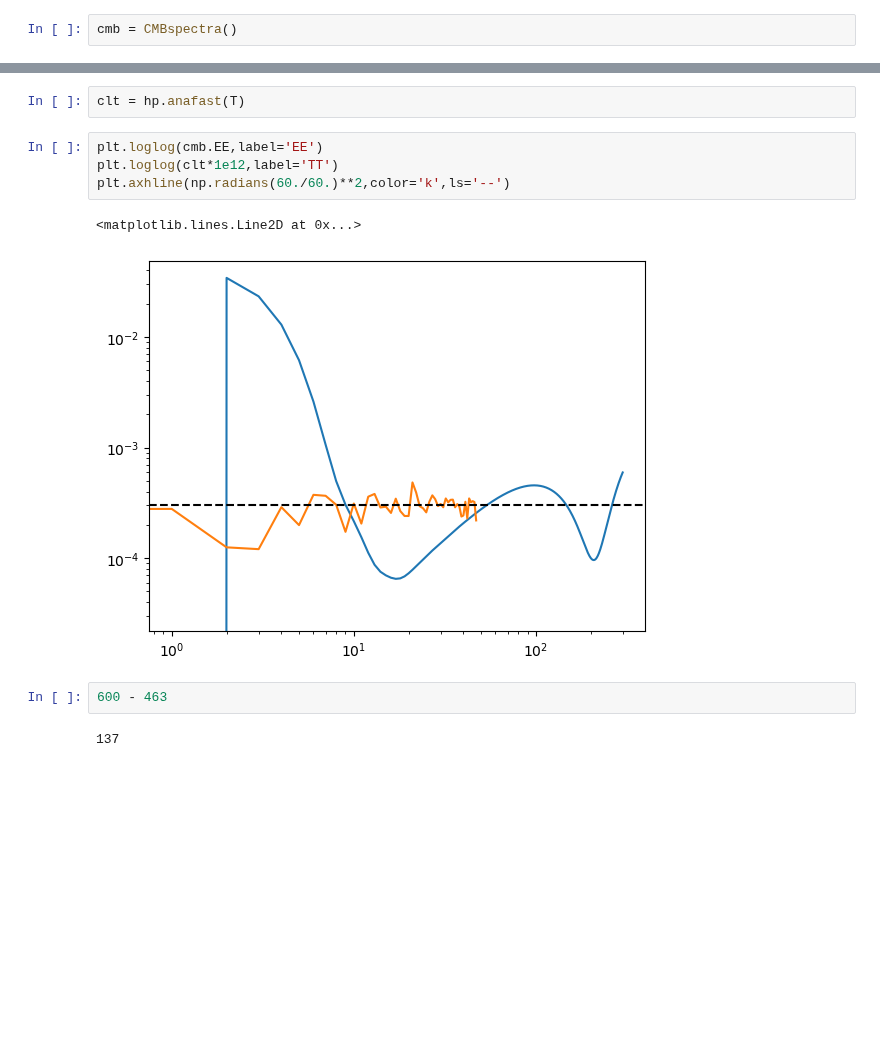
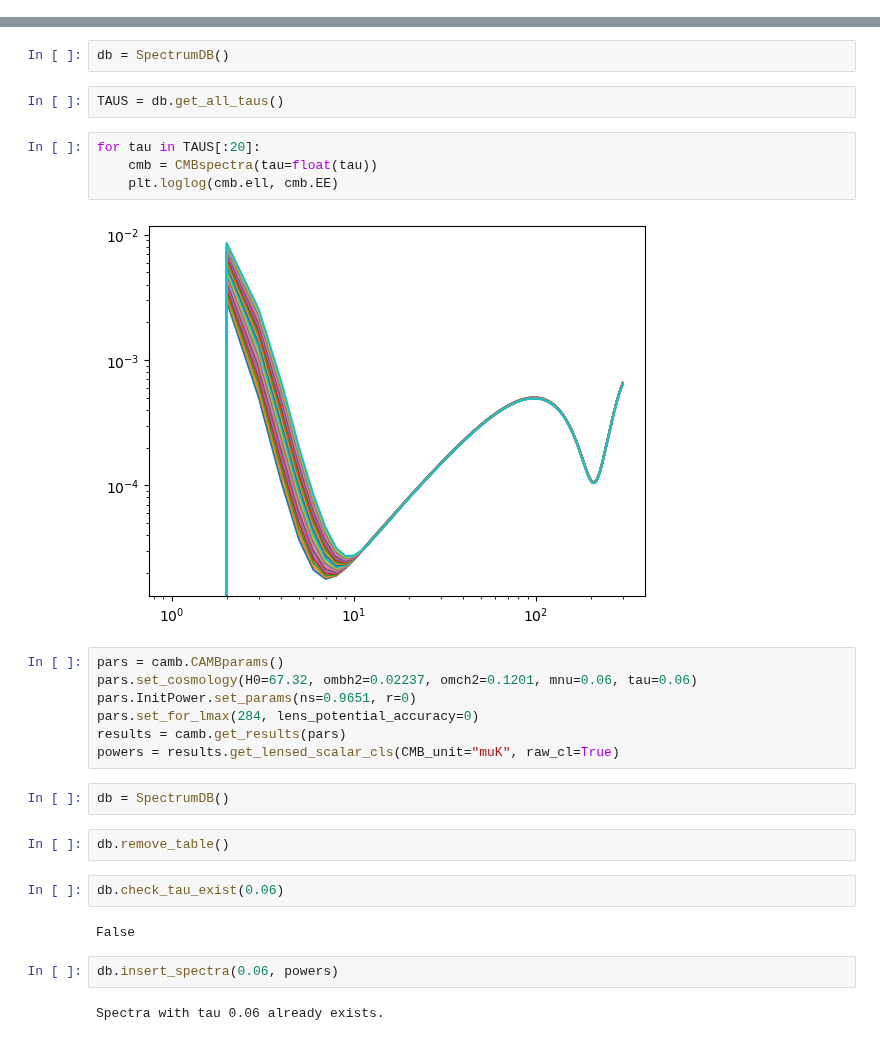
Before and after one commit to antolonappan/taunet, a Jupyter notebook: Notebooks/test.ipynb, the cells around one changed output, grey strips where cells are left out. Saved outputs shown, nothing was run; the diff lists cells and outputs as text; blank space fills up the shorter version.

Commit message:
database spectra
Signed-off-by: antolonappan <antolonappan@icloud.com>

```diff
--- a/Notebooks/test.ipynb
+++ b/Notebooks/test.ipynb
@@ -43,2 +14,0 @@ class NoiseModelGaussian:
-# %%
-cmb = CMBspectra()
@@ -49,13 +15,29 @@ T,Q,U, = nm.noisemaps('K')
-# %%
-clt = hp.anafast(T)
-# %%
-plt.loglog(cmb.EE,label='EE')
-plt.loglog(clt*1e12,label='TT')
-plt.axhline(np.radians(60./60.)**2,color='k',ls='--')
-# %% [output]
-<matplotlib.lines.Line2D at 0x...>
-[figure, removed]
-# %%
-600 - 463
-# %% [output]
-137
+# %%
+db = SpectrumDB()
+# %%
+TAUS = db.get_all_taus()
+# %%
+for tau in TAUS[:20]:
+    cmb = CMBspectra(tau=float(tau))
+    plt.loglog(cmb.ell, cmb.EE)
+# %% [output]
+[figure, added]
+# %%
+pars = camb.CAMBparams()
+pars.set_cosmology(H0=67.32, ombh2=0.02237, omch2=0.1201, mnu=0.06, tau=0.06)
+pars.InitPower.set_params(ns=0.9651, r=0)
+pars.set_for_lmax(284, lens_potential_accuracy=0)
+results = camb.get_results(pars)
+powers = results.get_lensed_scalar_cls(CMB_unit="muK", raw_cl=True)
+# %%
+db = SpectrumDB()
+# %%
+db.remove_table()
+# %%
+db.check_tau_exist(0.06)
+# %% [output]
+False
+# %%
+db.insert_spectra(0.06, powers)
+# %% [output]
+Spectra with tau 0.06 already exists.
```
Also changed, not shown: parts of 7 cells of this notebook, 2 other files.
